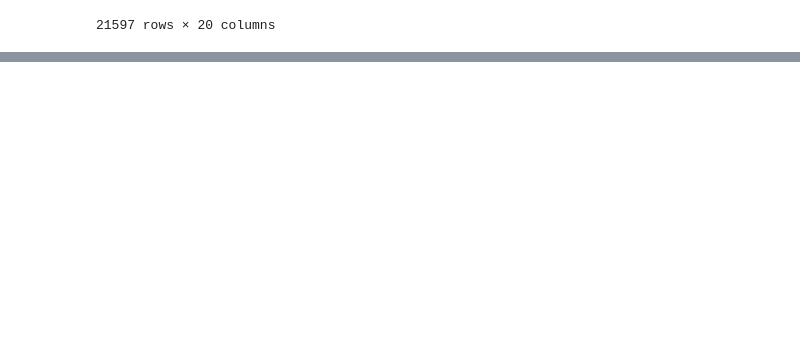
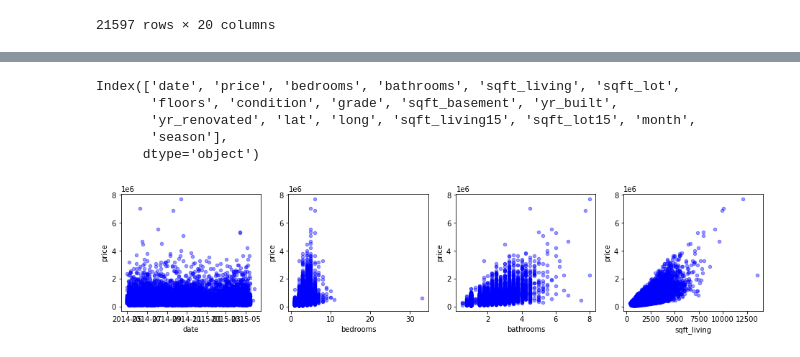
Before and after one commit to lblaka/real-estate-project, a Jupyter notebook: meaghan_working_notebook.ipynb, the cells around one changed output, grey strips where cells are left out. Cells and saved outputs as stored; diff of their text form; code cells hidden in the pictures; blank space fills up the shorter version.

Commit message:
data cleaning and EDA

```diff
--- a/meaghan_working_notebook.ipynb
+++ b/meaghan_working_notebook.ipynb
@@ -29,0 +52,9 @@ data
+# %%
+data['yr_renovated'] = data["yr_renovated"].fillna(0)
+# %%
+data.drop(['waterfront','view', 'sqft_above', 'zipcode'], axis=1, inplace=True)
+# %%
+data['date'] = pd.to_datetime(data['date'])
+data['month']= data['date'].dt.month
+data = data.assign(season=lambda x: x["date"].apply(lambda s: ["winter","spring","summer","fall"][(s.month-1)//3]))
+data.head()
@@ -29,0 +69,15 @@ data
+# %%
+data.columns
+# %% [output]
+Index(['date', 'price', 'bedrooms', 'bathrooms', 'sqft_living', 'sqft_lot',
+       'floors', 'condition', 'grade', 'sqft_basement', 'yr_built',
+       'yr_renovated', 'lat', 'long', 'sqft_living15', 'sqft_lot15', 'month',
+       'season'],
+      dtype='object')
+# %%
+fig, axes = plt.subplots(nrows=1, ncols=4, figsize=(16,3))
+
+for xcol, ax in zip(['date', 'bedrooms', 'bathrooms', 'sqft_living'], axes):
+    data.plot(kind='scatter', x=xcol, y='price', ax=ax, alpha=0.4, color='b')
+# %% [output]
+[figure, added]
```
Also changed, not shown: parts of 39 cells of this notebook.
